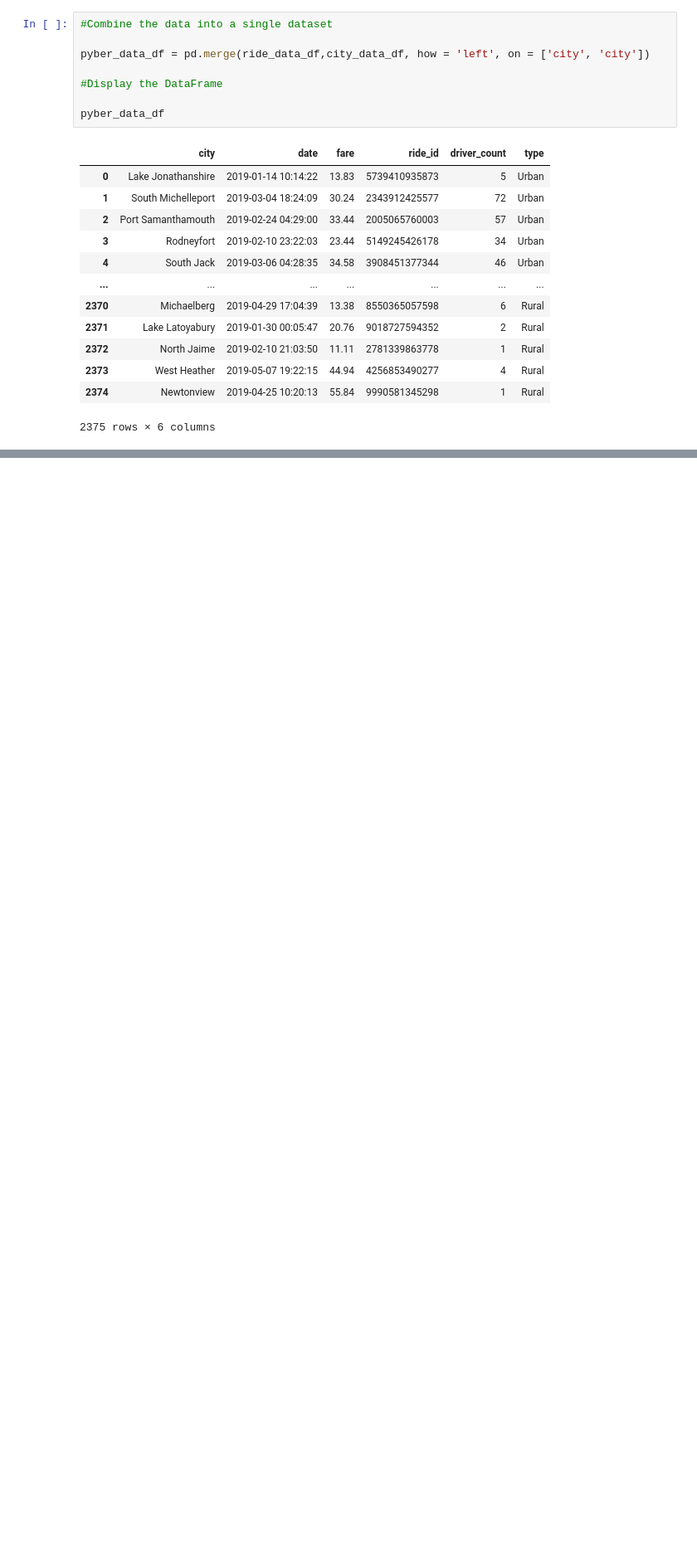
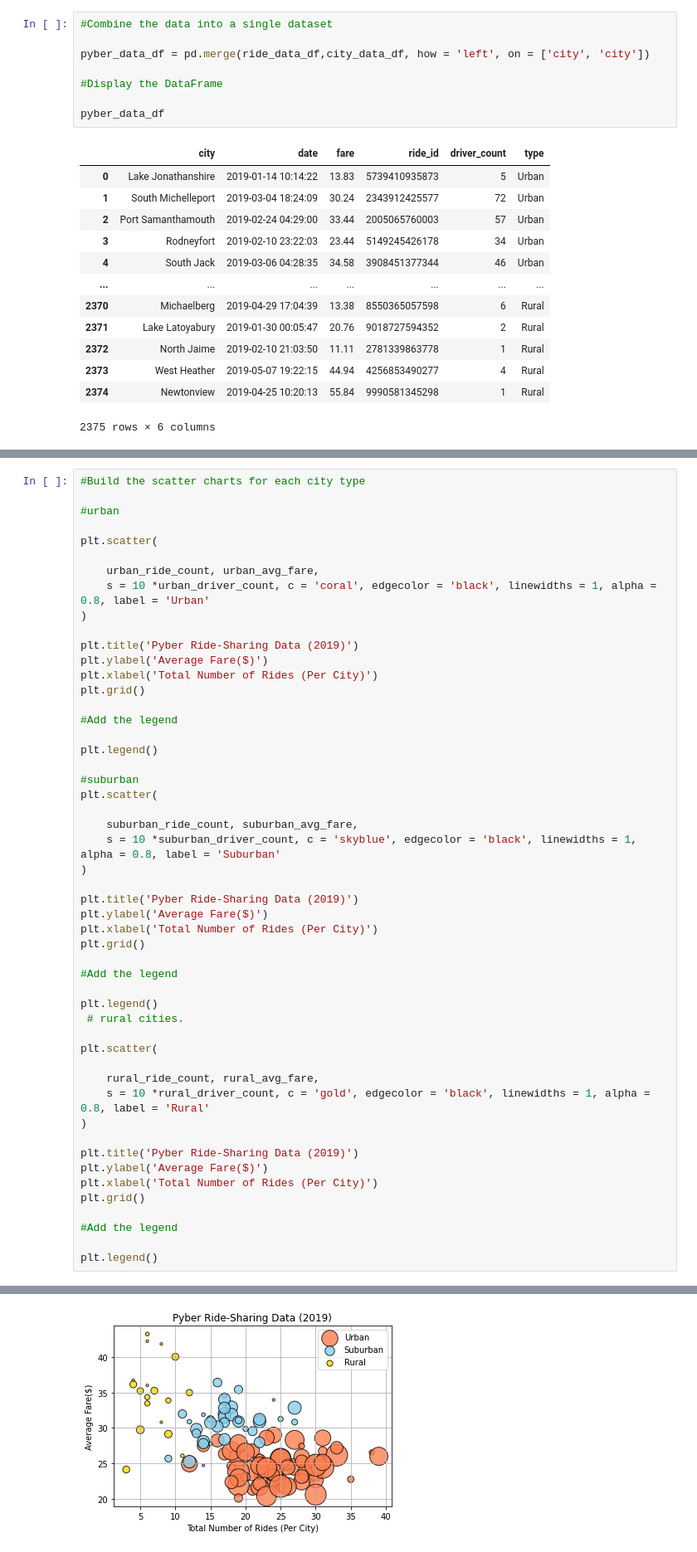
Before and after one commit to SamuelAlvarezmx/Pyber_analysis, a Jupyter notebook: Pyber_analysis.ipynb, the cells around one changed output, grey strips where cells are left out. Shown: that part at 83% size. Saved outputs shown, nothing was run; the diff lists cells and outputs as text; blank space fills up the shorter version.

```diff
--- a/Pyber_analysis.ipynb
+++ b/Pyber_analysis.ipynb
@@ -154,0 +362,52 @@ pyber_data_df
+# %%
+#Build the scatter charts for each city type
+
+#urban
+
+plt.scatter(
+
+    urban_ride_count, urban_avg_fare,
+    s = 10 *urban_driver_count, c = 'coral', edgecolor = 'black', linewidths = 1, alpha = 0.8, label = 'Urban'
+)
+
+plt.title('Pyber Ride-Sharing Data (2019)')
+plt.ylabel('Average Fare($)')
+plt.xlabel('Total Number of Rides (Per City)')
+plt.grid()
+
+#Add the legend
+
+plt.legend()
+
+#suburban
+plt.scatter(
+
+    suburban_ride_count, suburban_avg_fare,
+    s = 10 *suburban_driver_count, c = 'skyblue', edgecolor = 'black', linewidths = 1, alpha = 0.8, label = 'Suburban'
+)
+
+plt.title('Pyber Ride-Sharing Data (2019)')
+plt.ylabel('Average Fare($)')
+plt.xlabel('Total Number of Rides (Per City)')
+plt.grid()
+
+#Add the legend
+
+plt.legend()
+ # rural cities.
+
+plt.scatter(
+
+    rural_ride_count, rural_avg_fare,
+    s = 10 *rural_driver_count, c = 'gold', edgecolor = 'black', linewidths = 1, alpha = 0.8, label = 'Rural'
+)
+
+plt.title('Pyber Ride-Sharing Data (2019)')
+plt.ylabel('Average Fare($)')
+plt.xlabel('Total Number of Rides (Per City)')
+plt.grid()
+
+#Add the legend
+
+plt.legend()
+# %% [output]
@@ -154,0 +415 @@ pyber_data_df
+[figure, added]
```
Also changed, not shown: parts of 14 cells of this notebook, 2 other files.
